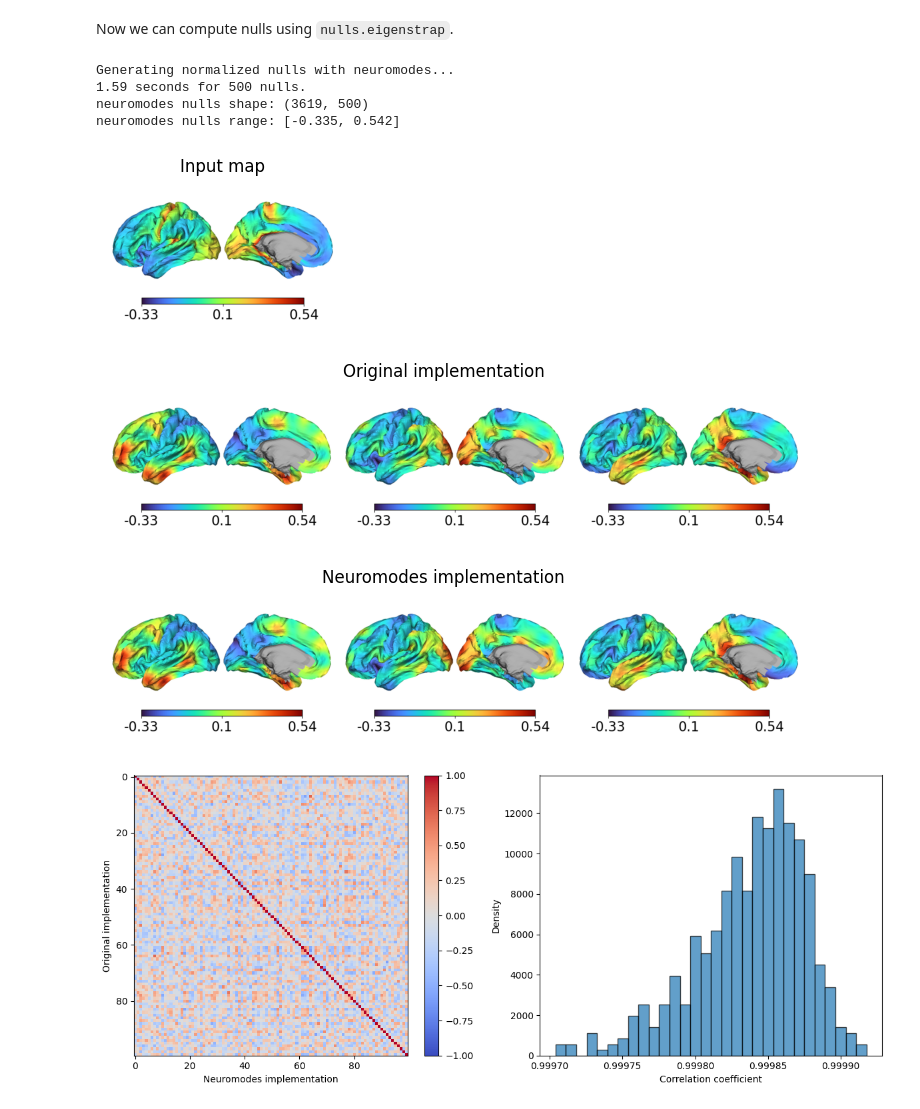
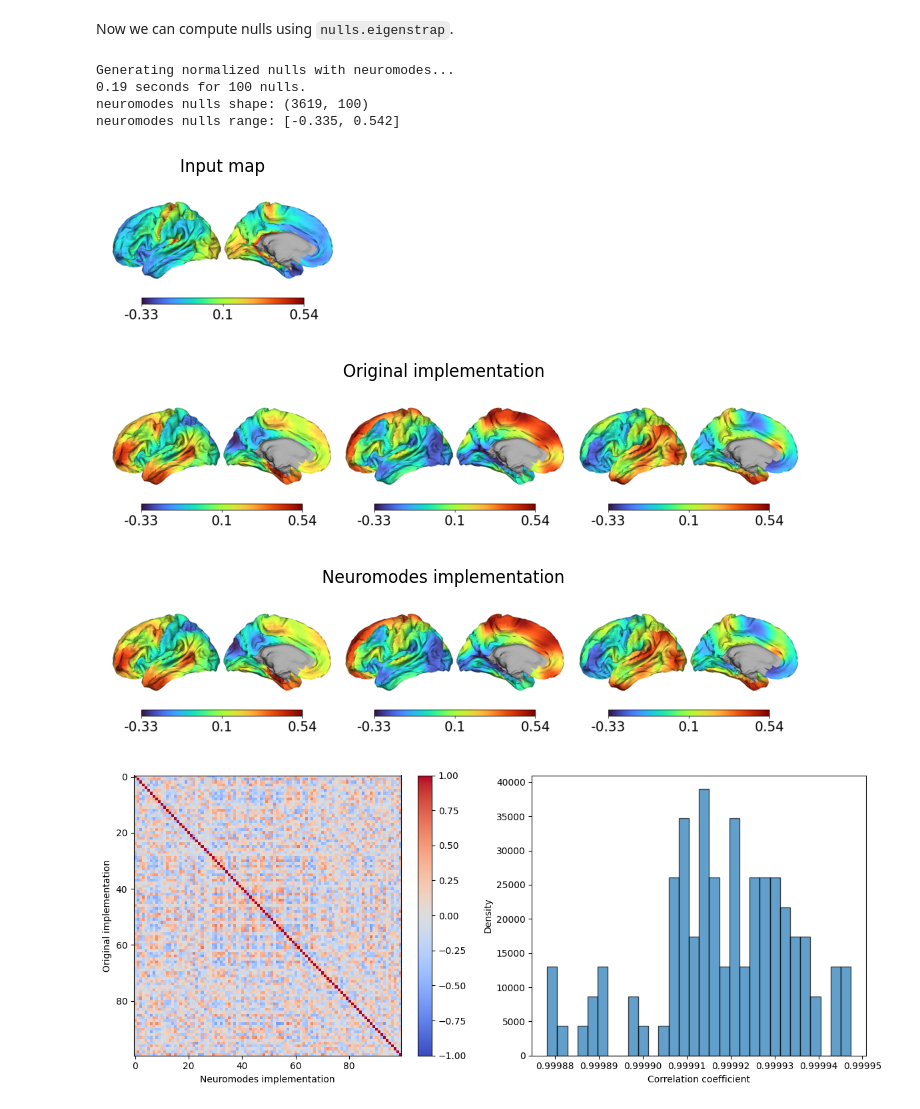
Before and after one commit to VictorBarnes/neuromodes, a Jupyter notebook: docs/validation/eigenstrapping_match_orig.ipynb, the cells around one changed output. Cells and saved outputs as stored; diff of their text form; code cells hidden in the pictures.

```diff
--- a/docs/validation/eigenstrapping_match_orig.ipynb
+++ b/docs/validation/eigenstrapping_match_orig.ipynb
@@ -37,6 +36,6 @@ map = (map - np.mean(map)) # to match original implementation that doesn't use t
 # %%
-n_modes = 15**2
-n_nulls = 500
+n_modes = 10**2 # first 10 eigengroups
+n_nulls = 100
 seed = 365
 # %% [markdown]
 We start by computing the eigenmodes and eigenvalues to use for both implementations.
@@ -82,3 +69,8 @@ eigenstrapping nulls range: [-0.335, 0.542]
+# %%
+# Load precomputed nulls using original implementation (comment this out if running original code)
+test_data_dir = Path.cwd().parent.parent / "tests/test_data"
+nulls_file = f"sp-human_tpl-fsLR_den-{density}_hemi-{hemi}_midthickness_eigenstrap-nulls-orig.npy"
+nulls_orig = np.load(test_data_dir / nulls_file)
 # %% [markdown]
 Now we can compute nulls using `nulls.eigenstrap`.
 # %%
@@ -86,14 +78,14 @@ Now we can compute nulls using `nulls.eigenstrap`.
 print("Generating normalized nulls with neuromodes...")
 np.random.seed(seed)  # match eigenstrapping
 t1 = time.time()
-nulls_norm = eigenstrap(
+nulls_neuromodes = eigenstrap(
     data=map,
     emodes=emodes,
     evals=evals,
     n_nulls=n_nulls,
     mass=solver.mass,
     residual=None,              # matches add_res=False and permute=False in original
-    resample="exact",           # matches resample=True in original
+    resample="range",           # matches default resample=False in original
     decomp_method="regress",    # to match original
     rotation_method="scipy",    # to match original
     seed=None,                  # to match original
@@ -101,12 +93,12 @@ nulls_norm = eigenstrap(
 t2 = time.time()
 print(f"{t2 - t1:.2f} seconds for {n_nulls} nulls.")
 
-print(f"neuromodes nulls shape: {nulls_norm.shape}")
-print(f"neuromodes nulls range: [{nulls_norm.min():.3f}, {nulls_norm.max():.3f}]")
+print(f"neuromodes nulls shape: {nulls_neuromodes.shape}")
+print(f"neuromodes nulls range: [{nulls_neuromodes.min():.3f}, {nulls_neuromodes.max():.3f}]")
 # %% [output]
 Generating normalized nulls with neuromodes...
-1.59 seconds for 500 nulls.
-neuromodes nulls shape: (3619, 500)
+0.19 seconds for 100 nulls.
+neuromodes nulls shape: (3619, 100)
 neuromodes nulls range: [-0.335, 0.542]
 # %%
 fig1 = plot_surf(
@@ -128,7 +120,7 @@ plt.suptitle("Original implementation")
 
 plot_surf(
     mesh=mesh_file,
-    data=unmask(nulls_norm[:, :3], medmask),
+    data=unmask(nulls_neuromodes[:, :3], medmask),
     cmap='turbo',
     cbar=True
 )
@@ -138,27 +130,28 @@ plt.suptitle("Neuromodes implementation")
 plt.show()
 # %% [output]
 [figure]
-[figure, old version]
+[figure, new version]
-[figure, old version]
+[figure, new version]
 # %%
-null_corrs = np.corrcoef(nulls_norm.T, nulls_orig.T)[:n_nulls, n_nulls:]
+null_corrs = np.corrcoef(nulls_neuromodes.T, nulls_orig.T)[:n_nulls, n_nulls:]
 
 fig, axs = plt.subplots(1, 2, figsize=(12, 5))
 
 # Heatmap using matplotlib
-im = axs[0].imshow(null_corrs[:100, :100], vmin=-1, vmax=1, cmap='coolwarm', aspect='auto')
+im = axs[0].imshow(null_corrs, vmin=-1, vmax=1, cmap='coolwarm', aspect='auto')
 fig.colorbar(im, ax=axs[0])
 axs[0].set_xlabel("Neuromodes implementation")
 axs[0].set_ylabel("Original implementation")
 
 # Histogram
 diagonal_corrs = np.diagonal(null_corrs)
 axs[1].hist(diagonal_corrs, bins=30, density=True, alpha=0.7, edgecolor='black')
 
 axs[1].set_xlabel("Correlation coefficient")
 axs[1].set_ylabel("Density")
+axs[1].locator_params(axis='x', nbins=8)
 
 plt.tight_layout()
 plt.show()
 # %% [output]
-[figure, old version]
+[figure, new version]
```
Also changed, not shown: parts of 6 cells of this notebook, 3 other files.
